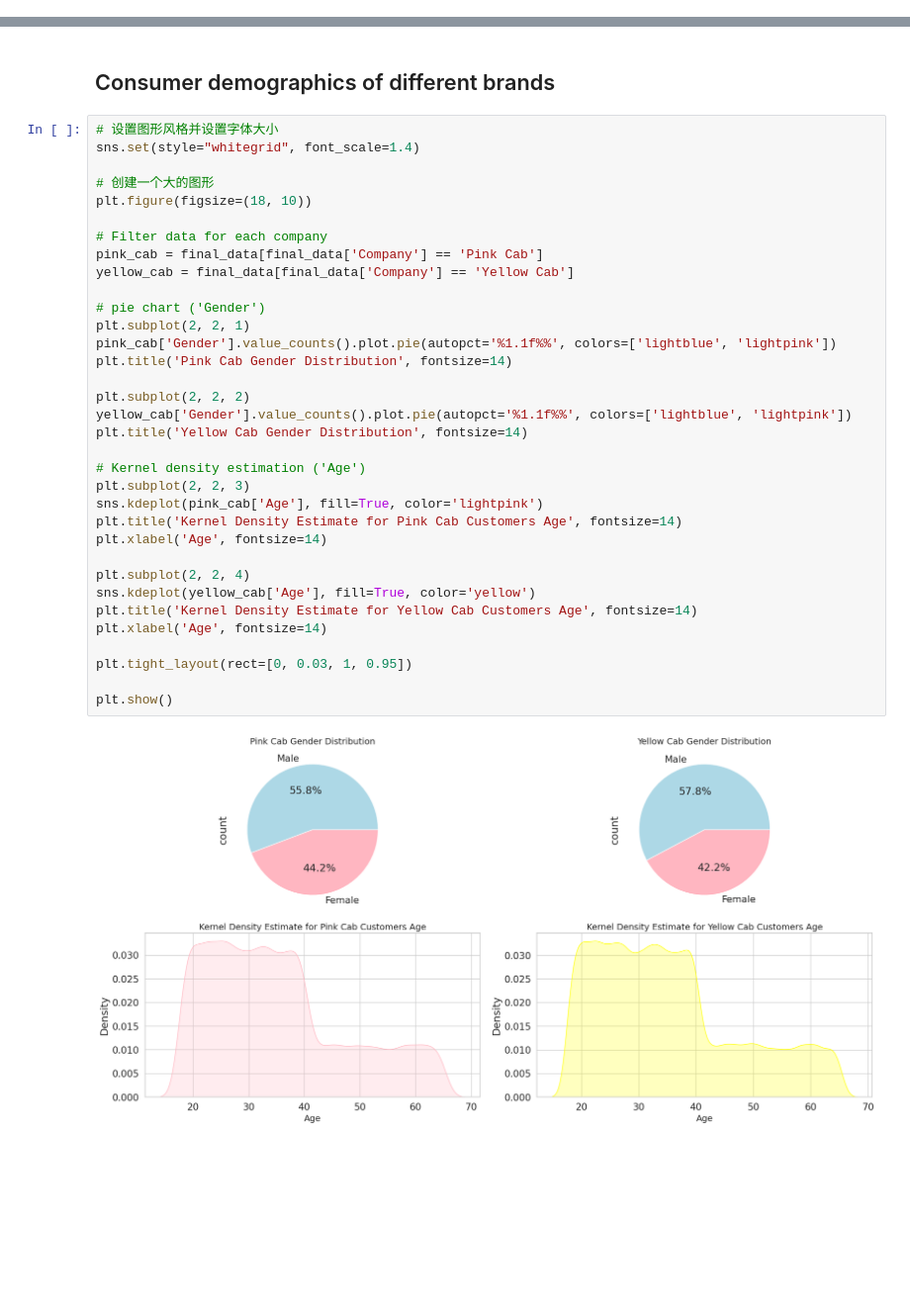
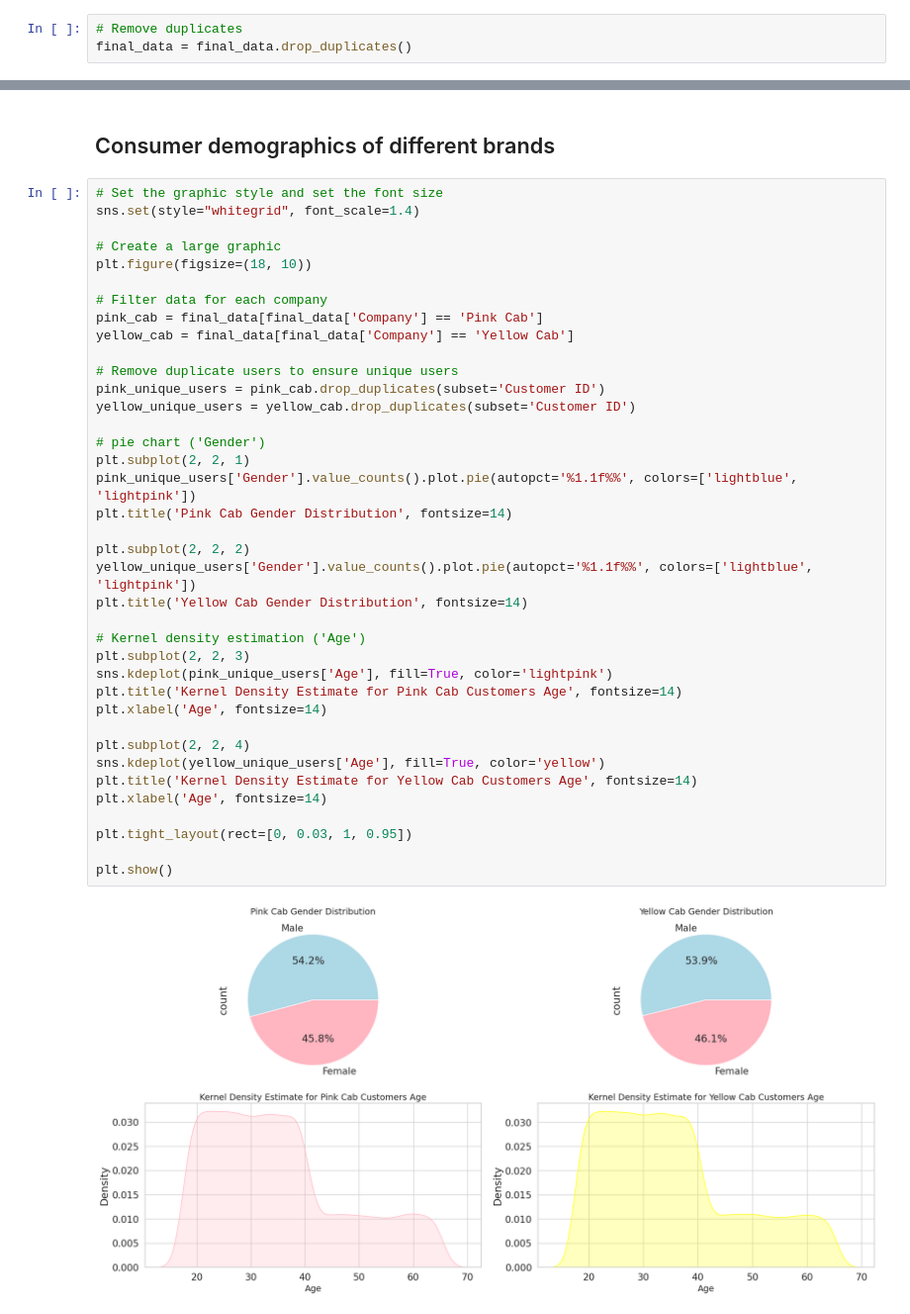
Before and after one commit to DDDk3332/Data-Glacier-assignment, a Jupyter notebook: week 2/DataGlacier_week_2.ipynb, the cells around one changed output, grey strips where cells are left out. Shown at 99% size. Cells and saved outputs as stored; diff of their text form; blank space fills up the shorter version.

```diff
--- a/week 2/DataGlacier_week_2.ipynb
+++ b/week 2/DataGlacier_week_2.ipynb
@@ -41,6 +41,9 @@ missing(transactionid_data)
 merged_df1 = pd.merge(cab_data, city_data, on='City')
 merged_df2 = pd.merge(merged_df1, transactionid_data, on='Transaction ID')
 final_data = pd.merge(merged_df2, customerid_data, on='Customer ID')
+# %%
+# Remove duplicates
+final_data = final_data.drop_duplicates()
 # %%
 print(final_data.info())
 # %% [output]
@@ -76,38 +79,42 @@ import seaborn as sns
 # %% [markdown]
 ## Consumer demographics of different brands
 # %%
-# 设置图形风格并设置字体大小
+# Set the graphic style and set the font size
 sns.set(style="whitegrid", font_scale=1.4)
 
-# 创建一个大的图形
+# Create a large graphic
 plt.figure(figsize=(18, 10))
 
 # Filter data for each company
 pink_cab = final_data[final_data['Company'] == 'Pink Cab']
 yellow_cab = final_data[final_data['Company'] == 'Yellow Cab']
 
+# Remove duplicate users to ensure unique users
+pink_unique_users = pink_cab.drop_duplicates(subset='Customer ID')
+yellow_unique_users = yellow_cab.drop_duplicates(subset='Customer ID')
+
 # pie chart ('Gender')
 plt.subplot(2, 2, 1)
-pink_cab['Gender'].value_counts().plot.pie(autopct='%1.1f%%', colors=['lightblue', 'lightpink'])
+pink_unique_users['Gender'].value_counts().plot.pie(autopct='%1.1f%%', colors=['lightblue', 'lightpink'])
 plt.title('Pink Cab Gender Distribution', fontsize=14)
 
 plt.subplot(2, 2, 2)
-yellow_cab['Gender'].value_counts().plot.pie(autopct='%1.1f%%', colors=['lightblue', 'lightpink'])
+yellow_unique_users['Gender'].value_counts().plot.pie(autopct='%1.1f%%', colors=['lightblue', 'lightpink'])
 plt.title('Yellow Cab Gender Distribution', fontsize=14)
 
 # Kernel density estimation ('Age')
 plt.subplot(2, 2, 3)
-sns.kdeplot(pink_cab['Age'], fill=True, color='lightpink')
+sns.kdeplot(pink_unique_users['Age'], fill=True, color='lightpink')
 plt.title('Kernel Density Estimate for Pink Cab Customers Age', fontsize=14)
 plt.xlabel('Age', fontsize=14)
 
 plt.subplot(2, 2, 4)
-sns.kdeplot(yellow_cab['Age'], fill=True, color='yellow')
+sns.kdeplot(yellow_unique_users['Age'], fill=True, color='yellow')
 plt.title('Kernel Density Estimate for Yellow Cab Customers Age', fontsize=14)
 plt.xlabel('Age', fontsize=14)
 
 plt.tight_layout(rect=[0, 0.03, 1, 0.95])
 
 plt.show()
 # %% [output]
-[figure, old version]
+[figure, new version]
```
Also changed, not shown: parts of 26 cells of this notebook.
